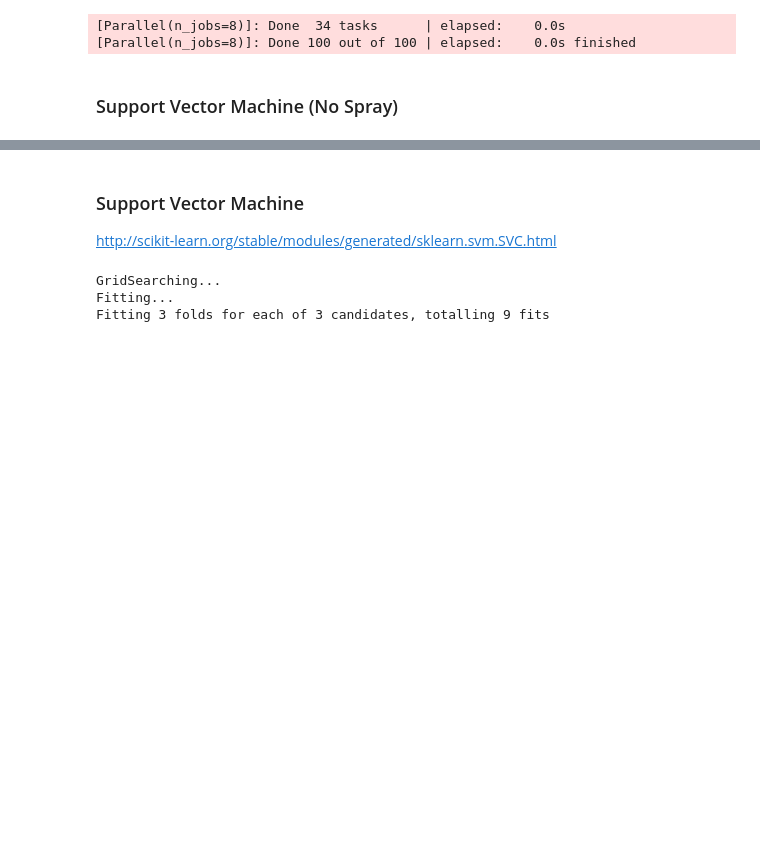
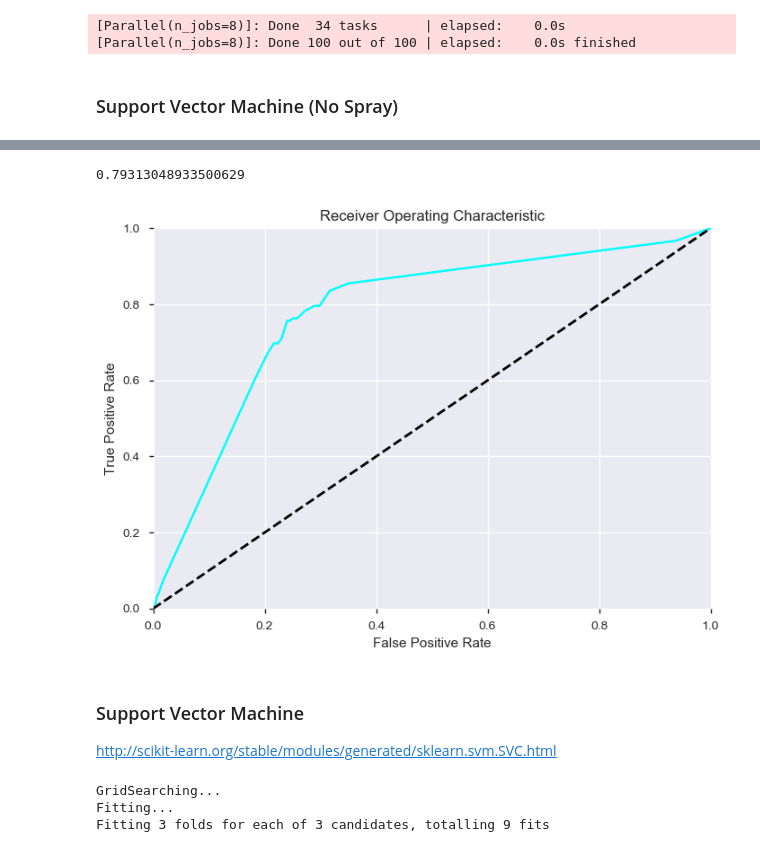
Before and after one commit to mjschillawski/west_nile_virus, a Jupyter notebook: schillawski_wnv.ipynb, the cells around one changed output, grey strips where cells are left out. Saved outputs shown, nothing was run; the diff lists cells and outputs as text; code cells hidden in the pictures; blank space fills up the shorter version.

```diff
--- a/schillawski_wnv.ipynb
+++ b/schillawski_wnv.ipynb
@@ -967,10 +987,10 @@ avg / total       0.91      0.91      0.91      2543
 ### Support Vector Machine (No Spray)
 # %%
 print('GridSearching...')
-svm_params = {'kernel':['linear','rbf','sigmoid','poly']}
+svm_params = {'kernel':['linear','rbf','sigmoid']}
 
 svm = SVC(kernel='kernel',class_weight='balanced',
-          verbose=1,random_state=20180309)
+          verbose=1,random_state=20180309,probability=True)
 svm_gscv = GridSearchCV(svm,svm_params,
                         n_jobs=-1,verbose=1,cv=3)
 print('Fitting...')
@@ -983,6 +1003,7 @@ print(svm_scores)
 print('accuracy score: {}'.format(np.mean(svm_scores)))
 
 svm_preds = svm_gscv.best_estimator_.predict(Xns_test)
+svm_probas = svm_gscv.best_estimator_.predict_proba(Xns_test)
 
 tn, fp, fn, tp = confusion_matrix(yns_test,svm_preds).ravel()
 print('tn,fp,fn,tp')
@@ -1022,3 +1053,13 @@ SVC(C=1.0, cache_size=200, class_weight='balanced', coef0=0.0,
+# %%
+from sklearn.metrics import roc_auc_score
+
+roc_auc_score(yns_test,svm_probas[:,1])
+# %% [output]
+0.79313048933500629
+# %%
+aucroc(svm_probas,yns_test)
+# %% [output]
+[figure, added]
 # %% [markdown]
 ### Support Vector Machine
 
```
Also changed, not shown: parts of 73 cells of this notebook, 2 other files.
